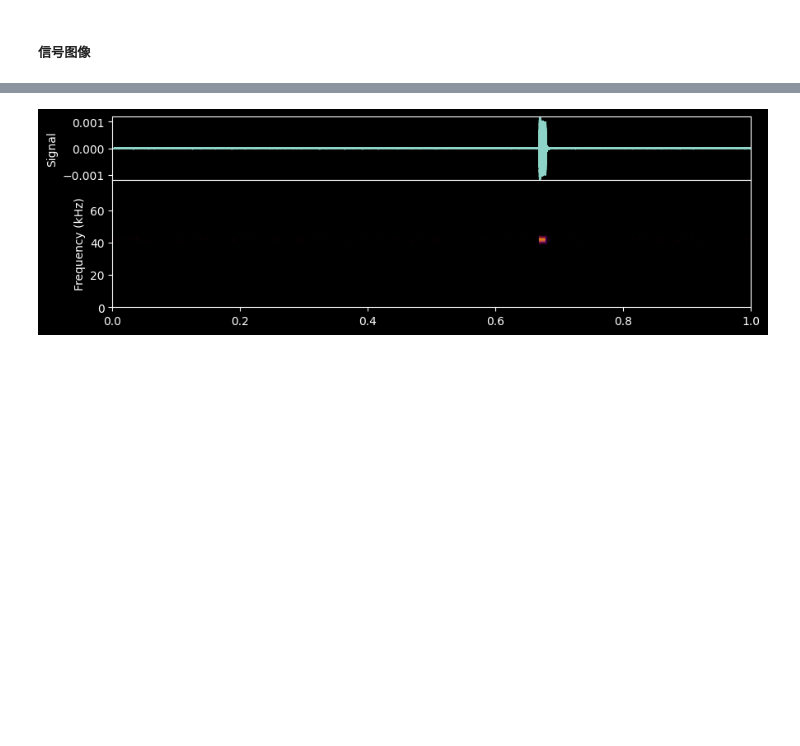
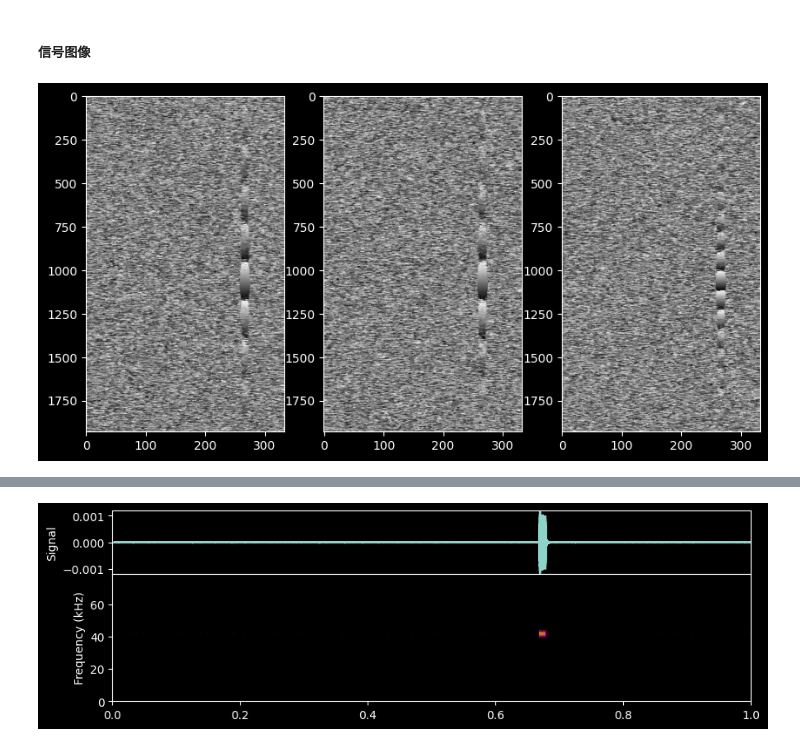
Before and after one commit to LeoJhonSong/ternary-array-passive-bearing, a Jupyter notebook: main.ipynb, the cells around one changed output, grey strips where cells are left out. Saved outputs shown, nothing was run; the diff lists cells and outputs as text; code cells hidden in the pictures; blank space fills up the shorter version.

```diff
--- a/main.ipynb
+++ b/main.ipynb
@@ -77,15 +77,17 @@ x, r_real, angle_real = array_data_sampler(t, velocity)
 # %%
 # %matplotlib widget
 
 import torch
-spectrogram_layer = feature_modules.Spectrogram(fs, 8192).to('cuda')
+spectrogram_layer = feature_modules.Spectrogram(fs, 16384, 16).to('cuda')
 cpsd_phase_layer = feature_modules.CPSD_Phase_Spectrogram().to('cuda')
 phase = cpsd_phase_layer(spectrogram_layer(torch.tensor(x).unsqueeze(0).unsqueeze(0).to('cuda'))).cpu().detach().squeeze().numpy()
 from matplotlib.colors import Normalize
 plt.figure(figsize=(10, 5))
 for i in range(3):
     plt.subplot(1, 3, i+1)
     plt.imshow(phase[i], aspect='auto', cmap='gray', norm=Normalize(-np.pi, np.pi))
+# %% [output]
+[figure, added]
 # %%
 # tf_plot(x[0], fs)
 # rfft_plot(x[0], fs, fc=37.5e3, bandwidth=2e3)
```
Also changed, not shown: parts of 1 cell of this notebook, 3 other files.
